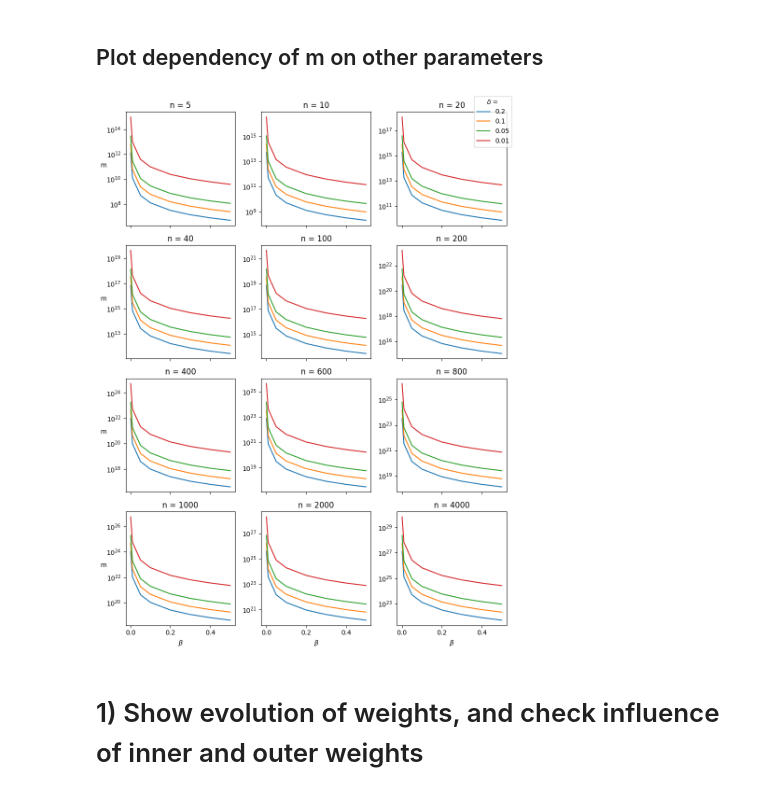
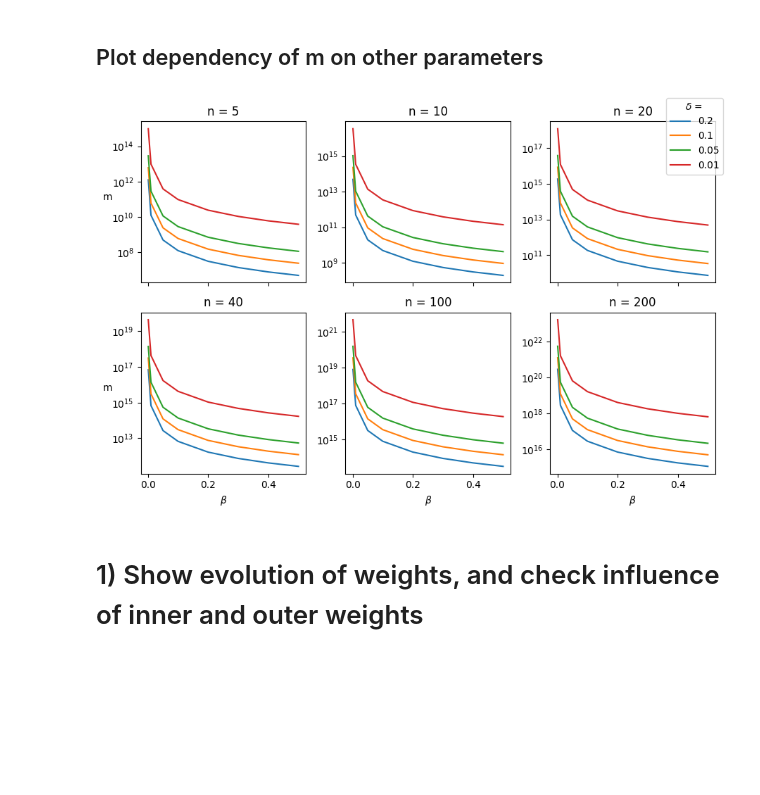
Before and after one commit to YanisBosch/NKT_Heaviside, a Jupyter notebook: main.ipynb, the cells around one changed output. Cells and saved outputs as stored; diff of their text form; code cells hidden in the pictures; blank space fills up the shorter version.

```diff
--- a/main.ipynb
+++ b/main.ipynb
@@ -51,30 +86,31 @@ def m_beta(beta,n,delta,C_m):
 # %%
 #--------------Show dependency of m on b, delta and n--------------
 
 betas = [0.5,0.4,0.3,0.2,0.1,0.05,0.01,0.001]                   #values of beta to compute m for
 deltas = [0.2,0.1,0.05,0.01]                                    #values of delta to compute m for
-ns = [5,10,20,40,100,200,400,600,800,1000,2000,4000]            #values of n to compute m for
+ns = [5,10,20,40,100,200]#,400,600,800,1000,2000,4000]            #values of n to compute m for
 C_m = 5                                                         #estimated constant
-nrows = math.ceil(math.sqrt(len(ns)))                           #we need as many subplots as values for n, choose the number
-ncols = math.ceil(len(ns)/nrows)                                #of rows and columns automatically
+ncols = math.ceil(math.sqrt(len(ns)))                           #we need as many subplots as values for n, choose the number
+nrows = math.ceil(len(ns)/ncols)                                #of rows and columns automatically
 fig, axs = plt.subplots(nrows,ncols,figsize=(ncols*3,nrows*3),squeeze=False,sharex=True)    #squeeze = False as otherwhise axs cannot always be accessed using two indices
 for i in range(len(ns)):                                                            #(for example when there is only one row, only one index is expected if squeeze = True)
     n = ns[i]
     for delta in deltas:
         axs[i//ncols,i%ncols].plot(betas,[m_beta(beta,n,delta,C_m) for beta in betas])      #for each delta, plot the required value of m versus b for given n
     axs[i//ncols,i%ncols].set_yscale("log")                     #log scale for better legibility
     axs[i//ncols,i%ncols].set_title("n = " + str(n))            #subtitle contains value of n
 for i in range(nrows):
     axs[i,0].set_ylabel("m",rotation=0)            #rotate y ticks for legibility
 for j in range(ncols):
     axs[-1,j].set_xlabel("$\\beta$")                            #only need to label x axes on the last row
 fig.legend(deltas,title="$\\delta$ = ")                         #add title to legend for clarity
 plt.tight_layout()                                              #ensure nicer spacing
+plt.savefig("Plots/m_requirements.pdf")
 plt.show()
 
 #----------------------------
 # %% [output]
-[figure, old version]
+[figure, new version]
 # %% [markdown]
 # 1) Show evolution of weights, and check influence of inner and outer weights
 # %% [markdown]
```
Also changed, not shown: parts of 31 cells of this notebook, 1 other file.
